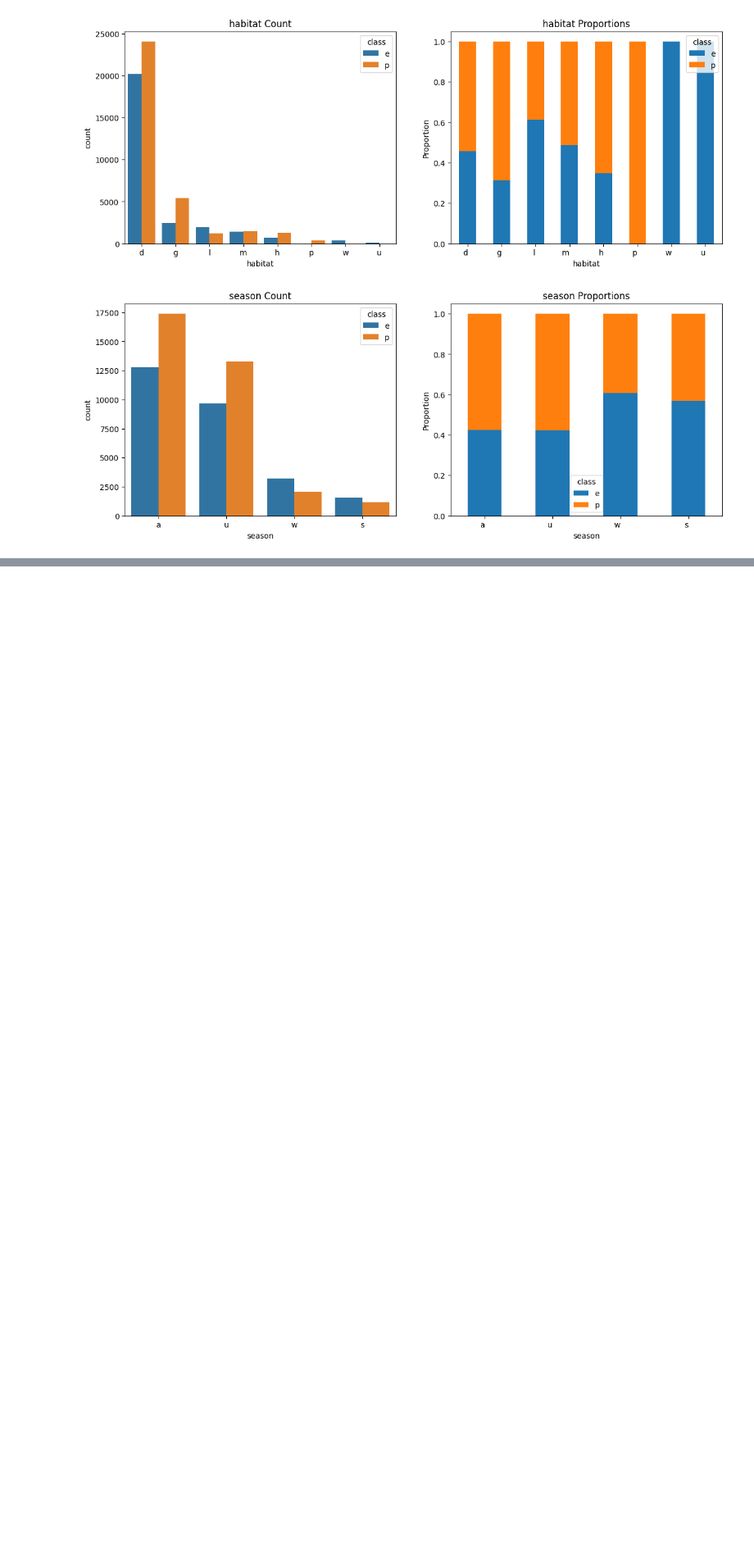
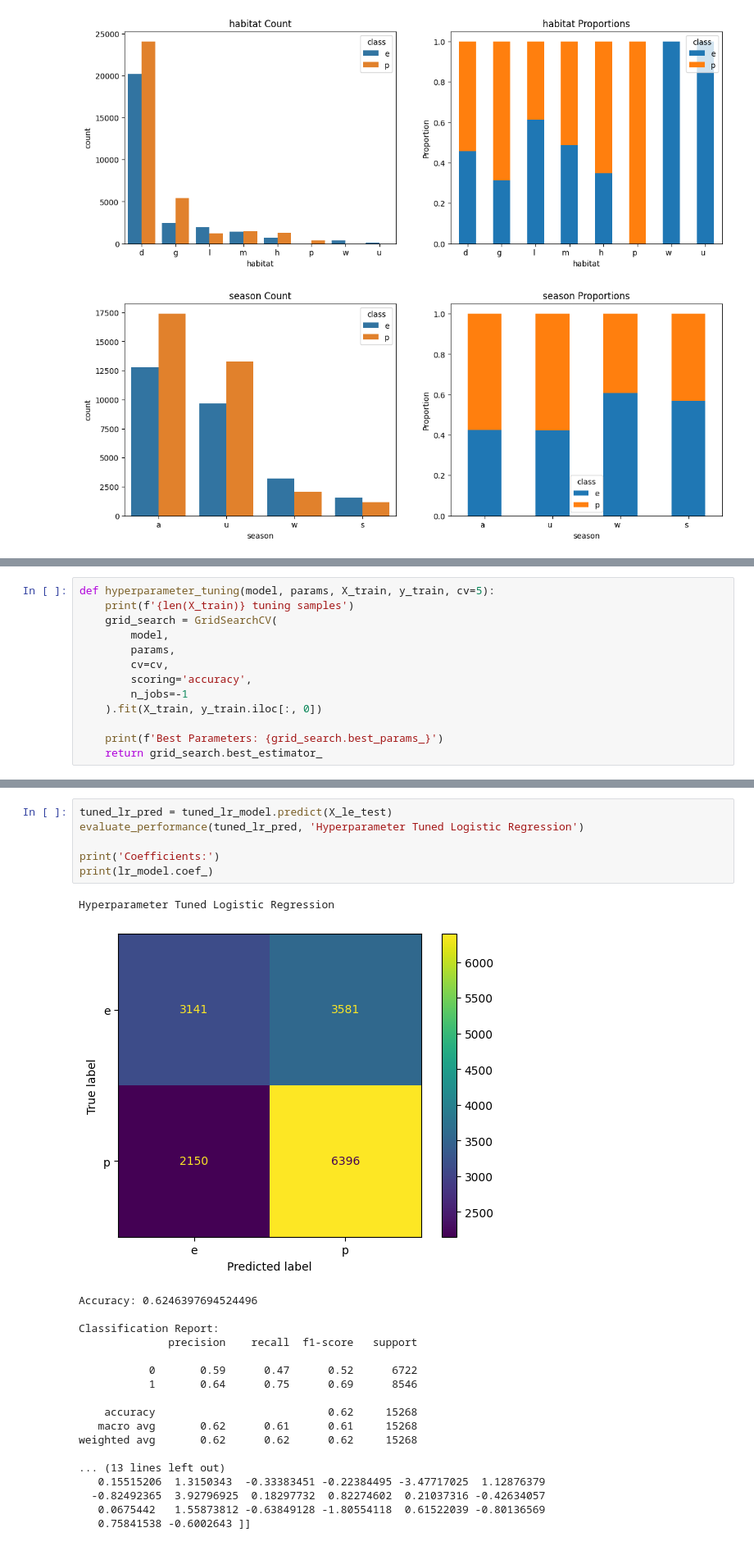
Before and after one commit to porterwilcox/supervised-learning, a Jupyter notebook: supervised-learning.ipynb, the cells around one changed output, grey strips where cells are left out. Shown at 82% size. Cells and saved outputs as stored; diff of their text form; blank space fills up the shorter version.

```diff
--- a/supervised-learning.ipynb
+++ b/supervised-learning.ipynb
@@ -218,0 +247,13 @@ X_train, X_test, y_train, y_test = train_test_split(X, y, test_size=0.25, random
+# %%
+def hyperparameter_tuning(model, params, X_train, y_train, cv=5):
+    print(f'{len(X_train)} tuning samples')
+    grid_search = GridSearchCV(
+        model,
+        params,
+        cv=cv,
+        scoring='accuracy',
+        n_jobs=-1
+    ).fit(X_train, y_train.iloc[:, 0])
+
+    print(f'Best Parameters: {grid_search.best_params_}')
+    return grid_search.best_estimator_
@@ -218,0 +307,26 @@ X_train, X_test, y_train, y_test = train_test_split(X, y, test_size=0.25, random
+# %%
+tuned_lr_pred = tuned_lr_model.predict(X_le_test)
+evaluate_performance(tuned_lr_pred, 'Hyperparameter Tuned Logistic Regression')
+
+print('Coefficients:')
+print(lr_model.coef_)
+# %% [output]
+Hyperparameter Tuned Logistic Regression
+[figure, added]
+Accuracy: 0.6246397694524496
+
+Classification Report:
+              precision    recall  f1-score   support
+
+           0       0.59      0.47      0.52      6722
+           1       0.64      0.75      0.69      8546
+
+    accuracy                           0.62     15268
+   macro avg       0.62      0.61      0.61     15268
+weighted avg       0.62      0.62      0.62     15268
+
+... (13 lines left out)
+   0.15515206  1.3150343  -0.33383451 -0.22384495 -3.47717025  1.12876379
+  -0.82492365  3.92796925  0.18297732  0.82274602  0.21037316 -0.42634057
+   0.0675442   1.55873812 -0.63849128 -1.80554118  0.61522039 -0.80136569
+   0.75841538 -0.6002643 ]]
```
Also changed, not shown: parts of 29 cells of this notebook.
